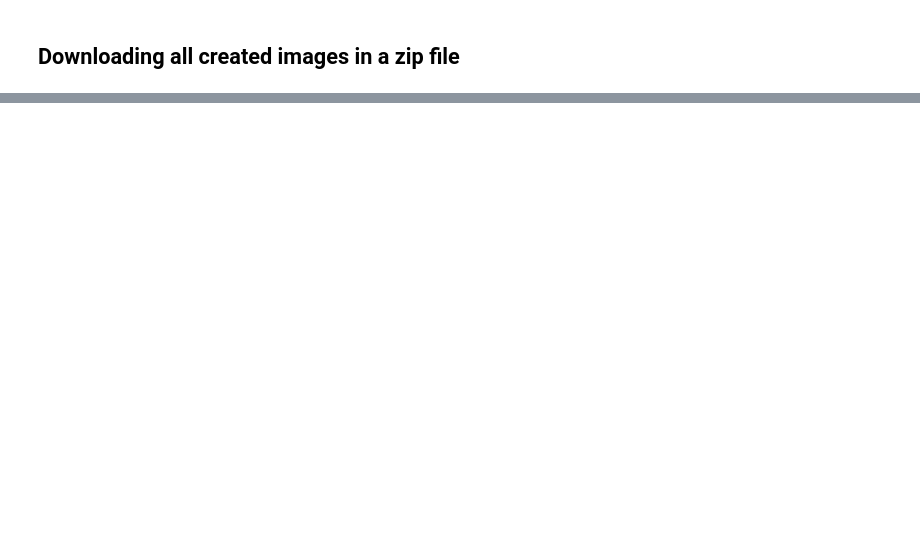
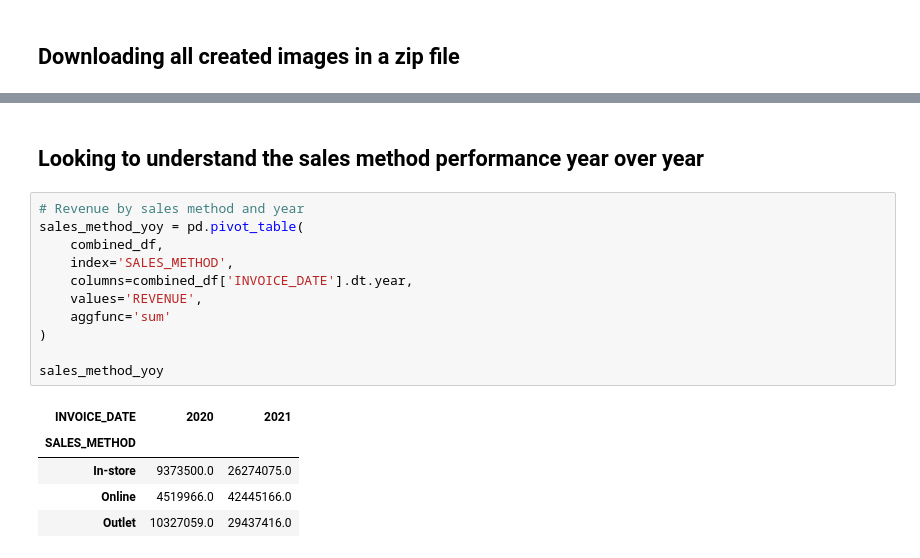
Before and after one commit to Cory-Suhr/rush-sales-analysis-final-project, a Jupyter notebook: rush_sales_analysis.ipynb, the cells around one changed output, grey strips where cells are left out. Drawn from its saved outputs; the diff is of its cells as text; blank space fills up the shorter version.

```diff
--- a/rush_sales_analysis.ipynb
+++ b/rush_sales_analysis.ipynb
@@ -529,0 +1008,19 @@ files.download('Rush_Sales_Charts.zip')
+# %% [markdown]
+## Looking to understand the sales method performance year over year
+# %%
+# Revenue by sales method and year
+sales_method_yoy = pd.pivot_table(
+    combined_df,
+    index='SALES_METHOD',
+    columns=combined_df['INVOICE_DATE'].dt.year,
+    values='REVENUE',
+    aggfunc='sum'
+)
+
+sales_method_yoy
+# %% [output]
+| INVOICE_DATE | 2020 | 2021 |
+| SALES_METHOD |  |  |
+| In-store | 9373500.0 | 26274075.0 |
+| Online | 4519966.0 | 42445166.0 |
+| Outlet | 10327059.0 | 29437416.0 |
```
Also changed, not shown: parts of 68 cells of this notebook.
